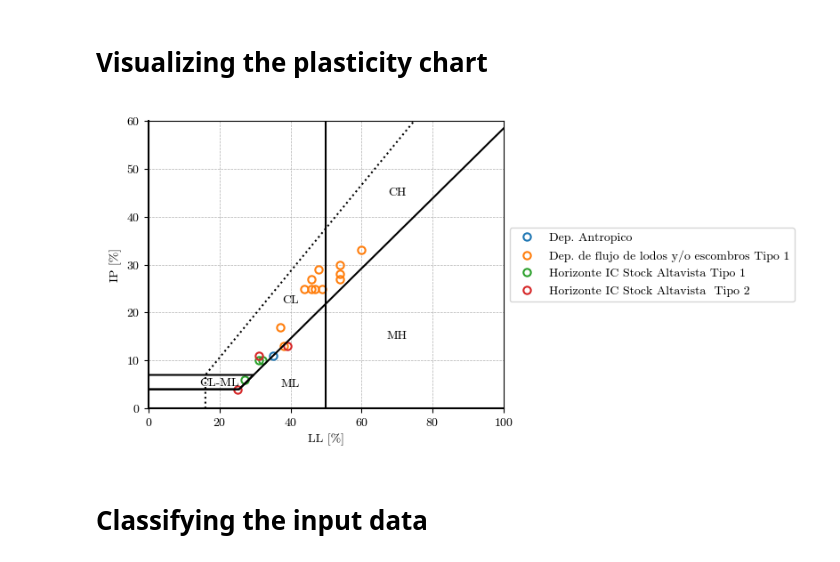
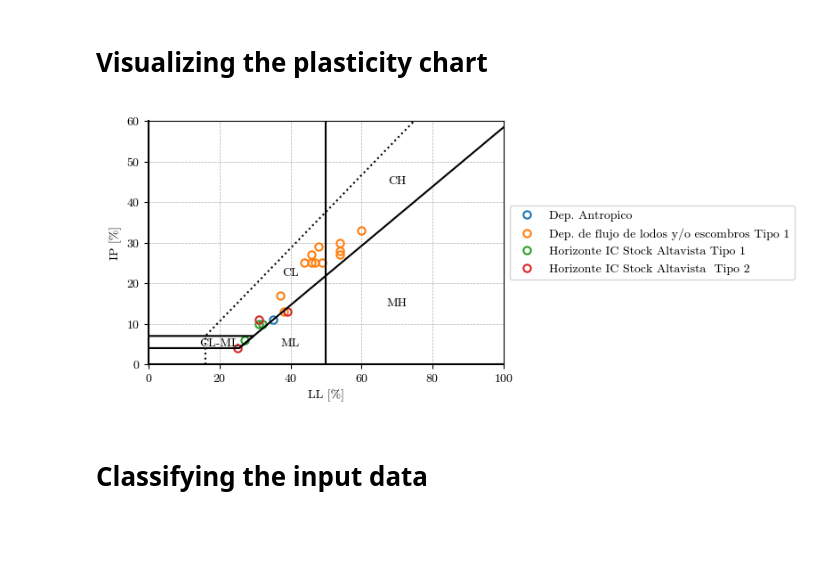
Before and after one commit to AppliedMechanics-EAFIT/soil_mechanics, a Jupyter notebook: notebooks/uscs_classification.ipynb, the cells around one changed output. Saved outputs shown, nothing was run; the diff lists cells and outputs as text; code cells hidden in the pictures; blank space fills up the shorter version.

Commit message:
Fix plt.plot() mistake

```diff
--- a/notebooks/uscs_classification.ipynb
+++ b/notebooks/uscs_classification.ipynb
@@ -189,15 +189,14 @@ def plasticity_chart(df, figsize=None):
     ax.spines["bottom"].set_linewidth(1.5)
     ax.spines["left"].set_linewidth(1.5)
     fig.tight_layout()
-    plt.plot()
+    plt.show()
     return
 # %% [markdown]
 # Visualizing the plasticity chart
 # %%
-plasticity_chart(df, figsize=[8,4])
-plt.show()
+plasticity_chart(df, figsize=[8,3.5])
 # %% [output]
-[figure, old version]
+[figure, new version]
 # %% [markdown]
 # Classifying the input data
 # %%
```
Also changed, not shown: 4 other files.
